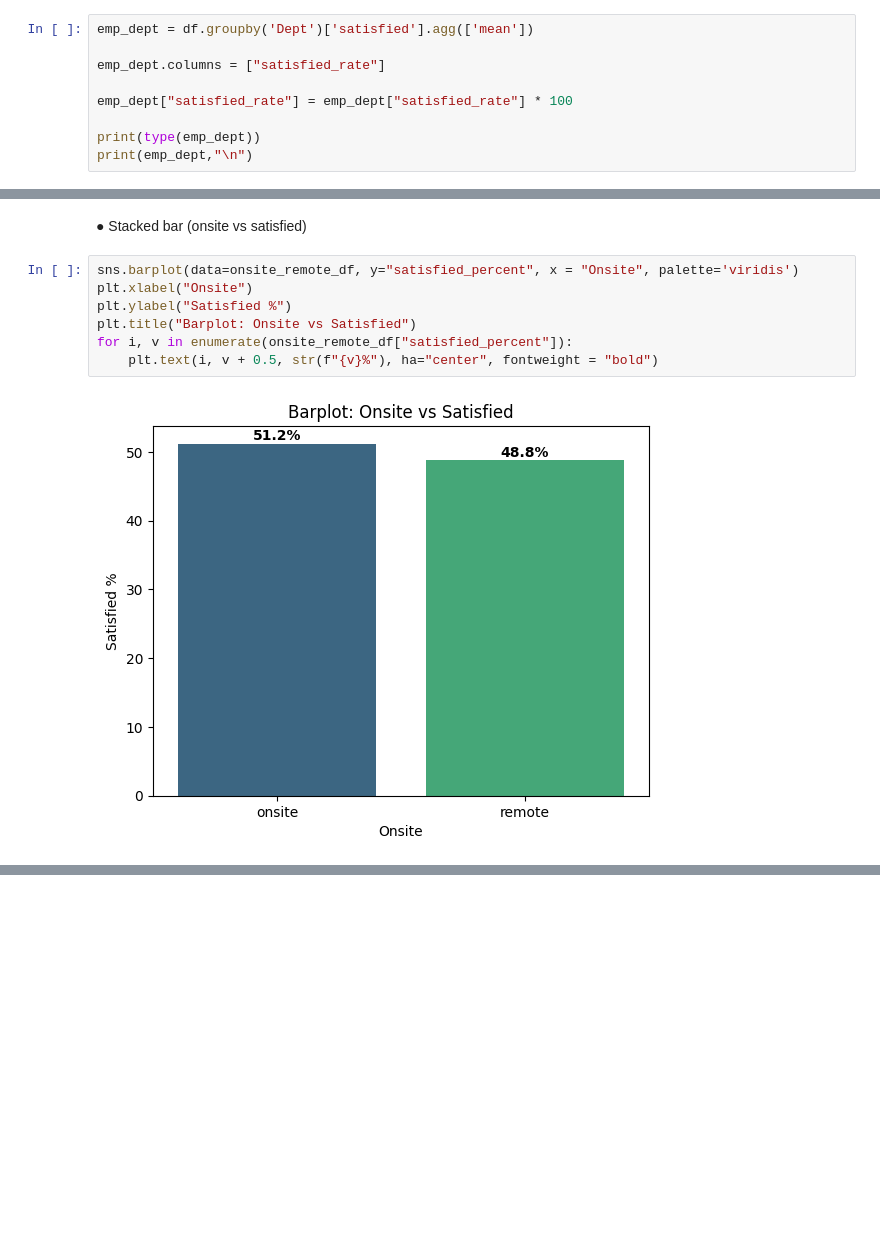
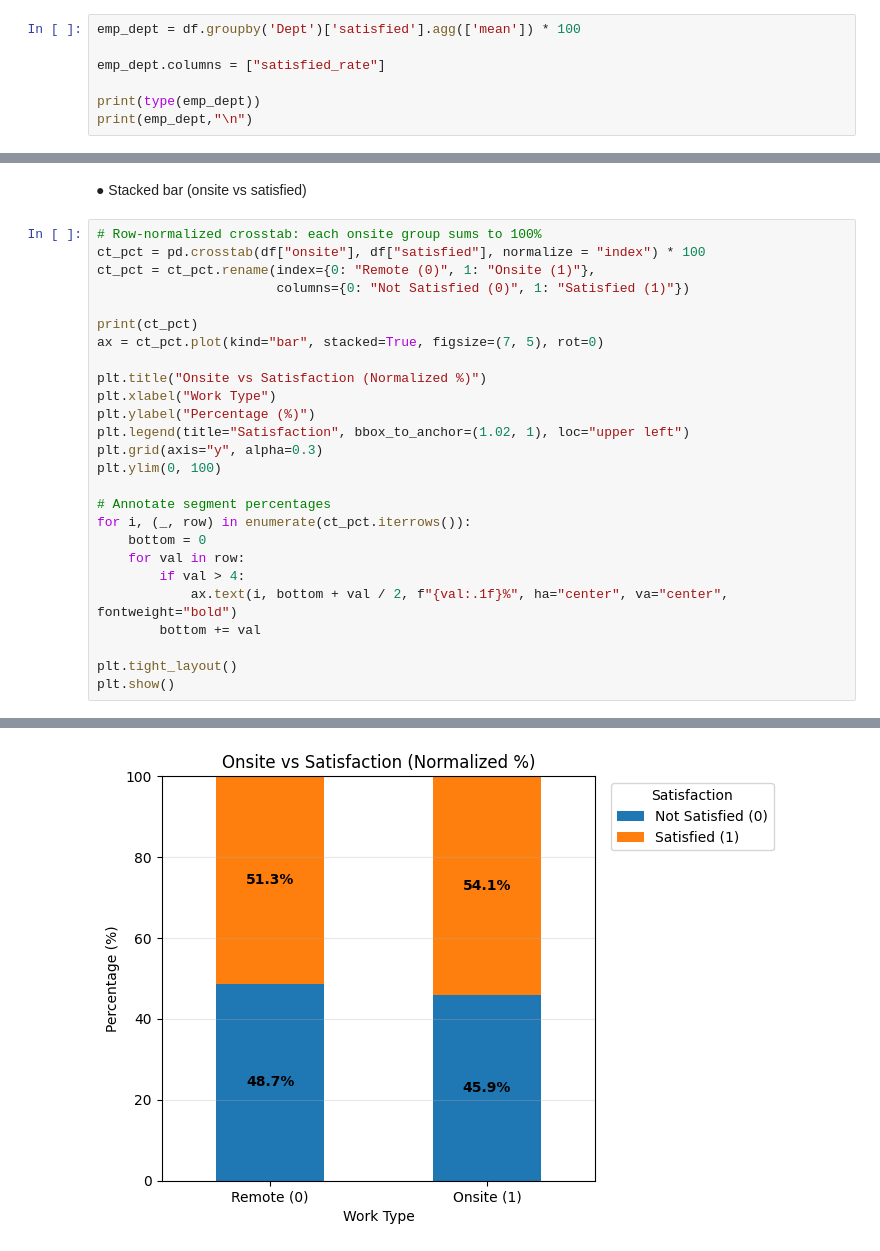
Before and after one commit to JustLazy-Forever/Predicting-Job-Satisfaction, a Jupyter notebook: Job Satisfaction_Data_Wrangling.ipynb, the cells around one changed output, grey strips where cells are left out. Saved outputs shown, nothing was run; the diff lists cells and outputs as text; blank space fills up the shorter version.

Commit message:
stacked-bar fix

```diff
--- a/Job Satisfaction_Data_Wrangling.ipynb
+++ b/Job Satisfaction_Data_Wrangling.ipynb
@@ -549,12 +549,10 @@ Name: count, dtype: int64
 # %% [markdown]
 * **Satisfaction rate per department**
 # %%
-emp_dept = df.groupby('Dept')['satisfied'].agg(['mean'])
+emp_dept = df.groupby('Dept')['satisfied'].agg(['mean']) * 100
 
 emp_dept.columns = ["satisfied_rate"]
 
-emp_dept["satisfied_rate"] = emp_dept["satisfied_rate"] * 100
-
 print(type(emp_dept))
 print(emp_dept,"\n")
 # %% [output]
@@ -871,12 +872,30 @@ onsite_remote_df
 ### **(B) Visualization**
 # %% [markdown]
 ● Stacked bar (onsite vs satisfied)
-# %%
-sns.barplot(data=onsite_remote_df, y="satisfied_percent", x = "Onsite", palette='viridis')
-plt.xlabel("Onsite")
-plt.ylabel("Satisfied %")
-plt.title("Barplot: Onsite vs Satisfied")
-for i, v in enumerate(onsite_remote_df["satisfied_percent"]):
-    plt.text(i, v + 0.5, str(f"{v}%"), ha="center", fontweight = "bold")
-# %% [output]
-[figure, removed]
+# %%
+# Row-normalized crosstab: each onsite group sums to 100%
+ct_pct = pd.crosstab(df["onsite"], df["satisfied"], normalize = "index") * 100
+ct_pct = ct_pct.rename(index={0: "Remote (0)", 1: "Onsite (1)"},
+                       columns={0: "Not Satisfied (0)", 1: "Satisfied (1)"})
+
+print(ct_pct)
+ax = ct_pct.plot(kind="bar", stacked=True, figsize=(7, 5), rot=0)
+
+plt.title("Onsite vs Satisfaction (Normalized %)")
+plt.xlabel("Work Type")
+plt.ylabel("Percentage (%)")
+plt.legend(title="Satisfaction", bbox_to_anchor=(1.02, 1), loc="upper left")
+plt.grid(axis="y", alpha=0.3)
+plt.ylim(0, 100)
+
+# Annotate segment percentages
+for i, (_, row) in enumerate(ct_pct.iterrows()):
+    bottom = 0
+    for val in row:
+        if val > 4:
+            ax.text(i, bottom + val / 2, f"{val:.1f}%", ha="center", va="center", fontweight="bold")
+        bottom += val
+
+plt.tight_layout()
+plt.show()
+# %% [output]
@@ -882,0 +906 @@ for i, v in enumerate(onsite_remote_df["satisfied_percent"]):
+[figure, added]
```
Also changed, not shown: parts of 6 cells of this notebook.
